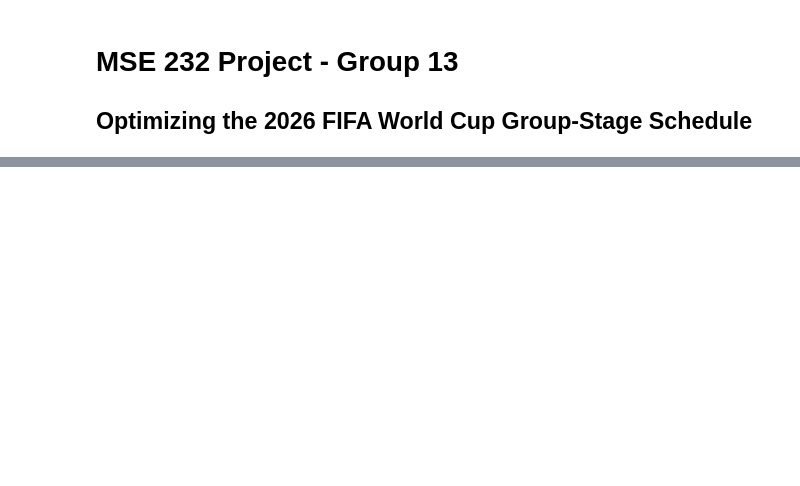
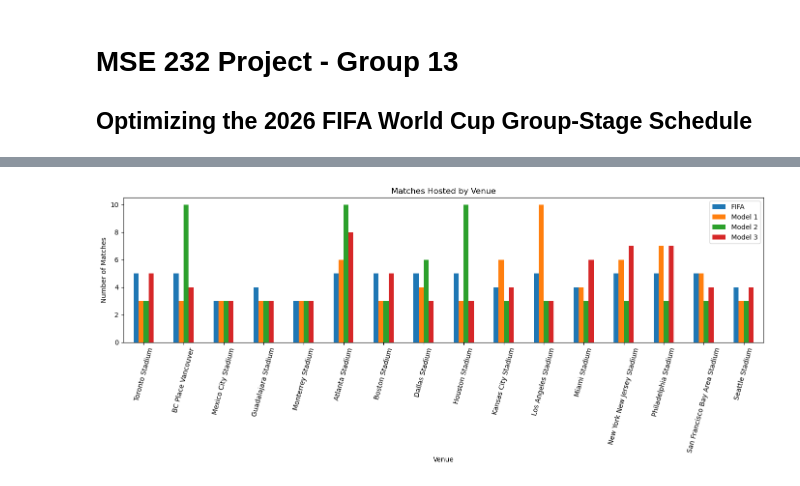
Before and after one commit to aimaandalvi/MSE232_Project, a Jupyter notebook: MSE232_Group13_Project.ipynb, the cells around one changed output, grey strips where cells are left out. Drawn from its saved outputs; the diff is of its cells as text; code cells hidden in the pictures; blank space fills up the shorter version.

```diff
--- a/MSE232_Group13_Project.ipynb
+++ b/MSE232_Group13_Project.ipynb
@@ -555,6 +597,12 @@ fifa_min_effective_recovery = (
 
 fifa_avg_effective_recovery = (
     fifa_recovery["effective_recovery_hours"].mean()
+)
+
+fifa_std_effective_recovery = (
+    fifa_recovery[
+        "effective_recovery_hours"
+    ].std(ddof=0)
 )
 
 fifa_recovery["meets_72_hour_raw_rest"] = (
@@ -725,6 +782,14 @@ for m in Matches:
     v = actual_venue[m]
     fifa_venue_usage[v] += 1
 
+fifa_venue_use_std = np.std(
+    [
+        fifa_venue_usage[v]
+        for v in Venues
+    ],
+    ddof=0
+)
+
 fifa_country_usage = {}
 
 for m in Matches:
@@ -4515,0 +5197,46 @@ display(
+# %%
+# venue allocation chart
+
+venue_plot = (
+    venue_comparison[
+        [
+            "venue_name",
+            "FIFA",
+            "Model 1",
+            "Model 2",
+            "Model 3"
+        ]
+    ]
+    .set_index(
+        "venue_name"
+    )
+)
+
+
+venue_plot.plot(
+    kind="bar",
+    figsize=(14, 6)
+)
+
+
+plt.title(
+    "Matches Hosted by Venue"
+)
+
+plt.xlabel(
+    "Venue"
+)
+
+plt.ylabel(
+    "Number of Matches"
+)
+
+plt.xticks(
+    rotation=75
+)
+
+plt.tight_layout()
+
+plt.show()
+# %% [output]
+[figure, added]
```
Also changed, not shown: parts of 34 cells of this notebook.
